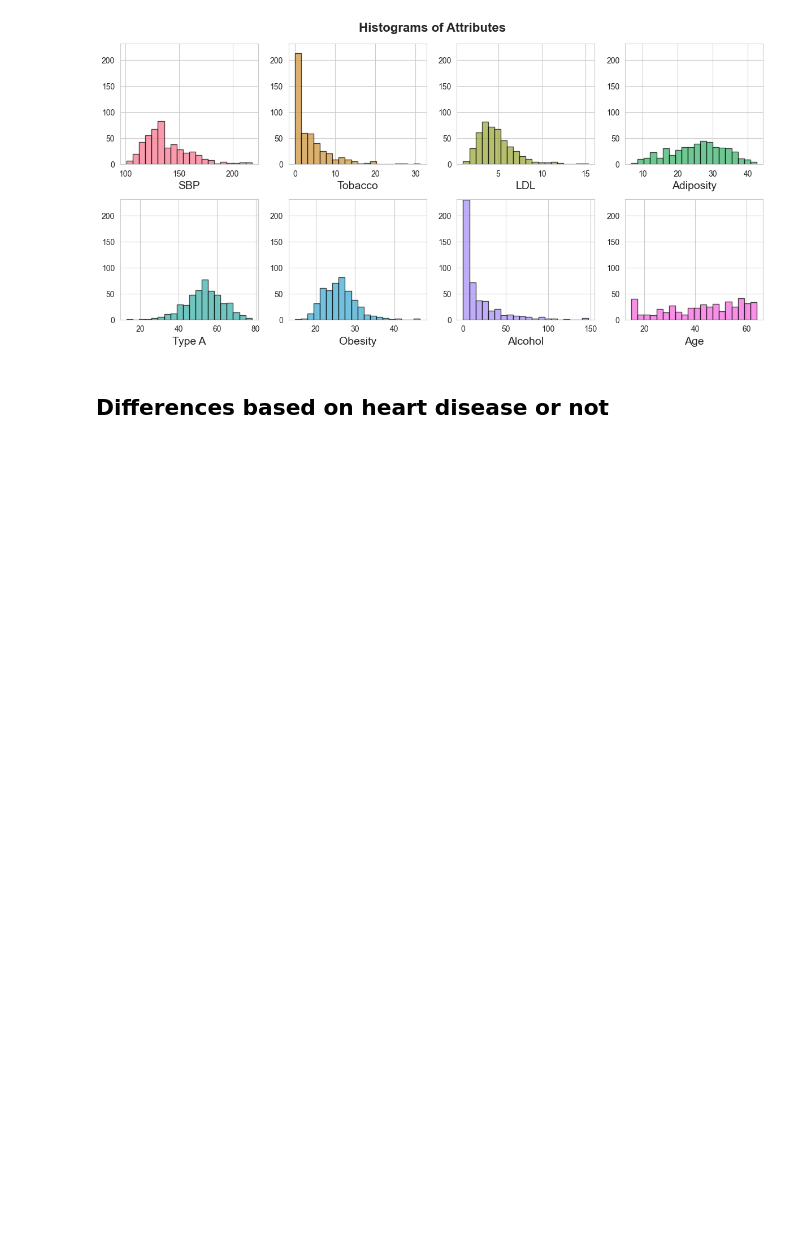
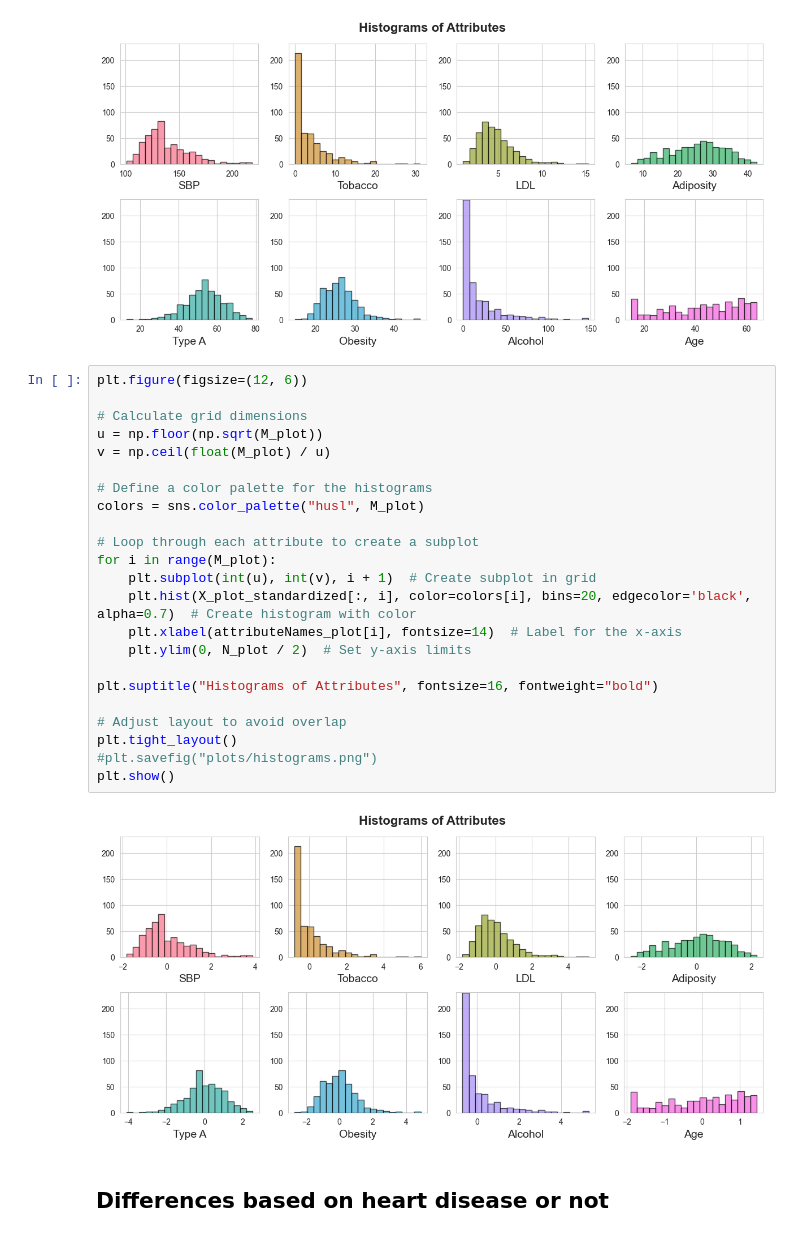
Before and after one commit to trinesoe/02450_Project1, a Jupyter notebook: visualizations.ipynb, the cells around one changed output. Cells and saved outputs as stored; diff of their text form; blank space fills up the shorter version.

```diff
--- a/visualizations.ipynb
+++ b/visualizations.ipynb
@@ -177,6 +205,31 @@ plt.savefig("plots/histograms.png")
 plt.show()
 # %% [output]
 [figure]
+# %%
+plt.figure(figsize=(12, 6))
+
+# Calculate grid dimensions
+u = np.floor(np.sqrt(M_plot))
+v = np.ceil(float(M_plot) / u)
+
+# Define a color palette for the histograms
+colors = sns.color_palette("husl", M_plot)
+
+# Loop through each attribute to create a subplot
+for i in range(M_plot):
+    plt.subplot(int(u), int(v), i + 1)  # Create subplot in grid
+    plt.hist(X_plot_standardized[:, i], color=colors[i], bins=20, edgecolor='black', alpha=0.7)  # Create histogram with color
+    plt.xlabel(attributeNames_plot[i], fontsize=14)  # Label for the x-axis
+    plt.ylim(0, N_plot / 2)  # Set y-axis limits
+
+plt.suptitle("Histograms of Attributes", fontsize=16, fontweight="bold")
+
+# Adjust layout to avoid overlap
+plt.tight_layout()
+#plt.savefig("plots/histograms.png")
+plt.show()
+# %% [output]
+[figure, added]
 # %% [markdown]
 ## Differences based on heart disease or not
 # %%
```
Also changed, not shown: parts of 3 cells of this notebook, 2 other files.
